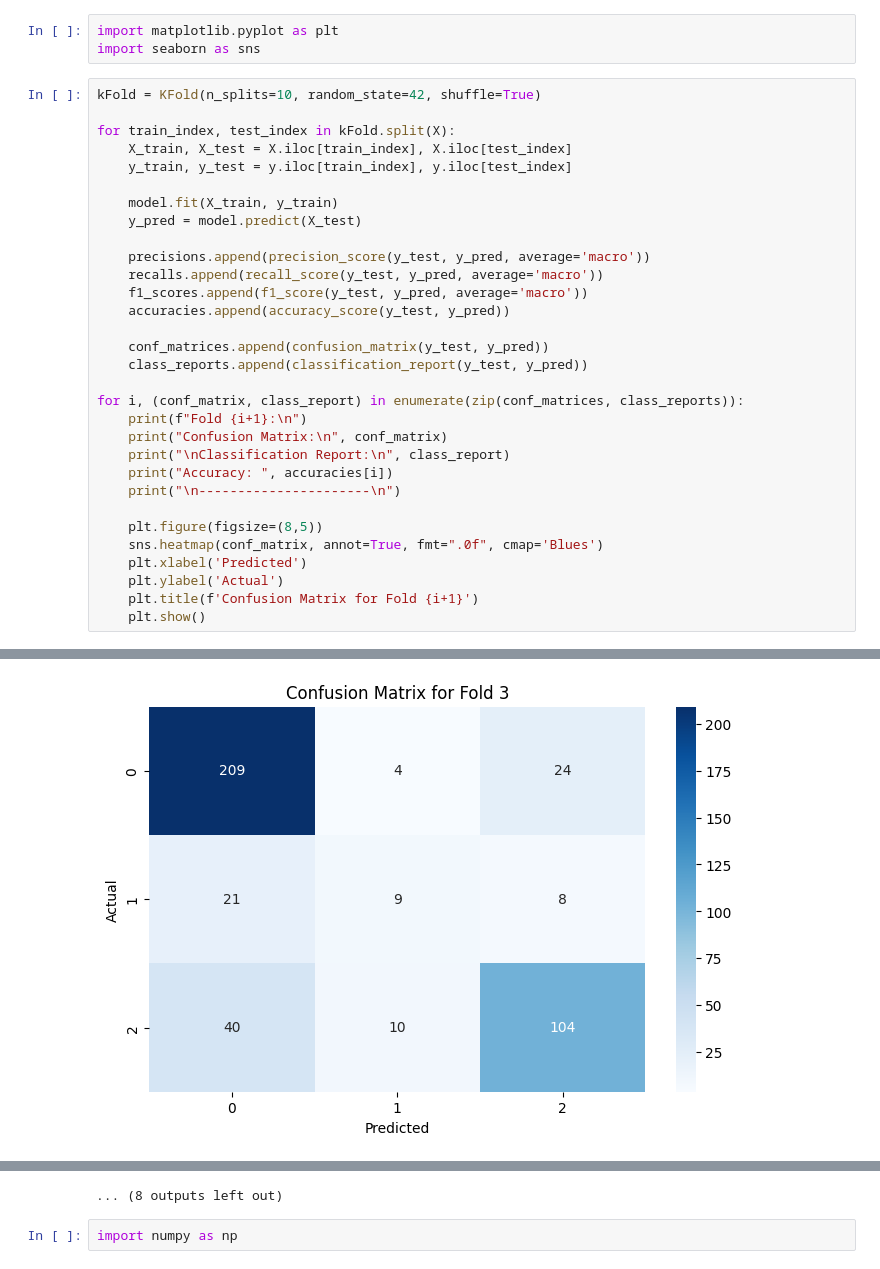
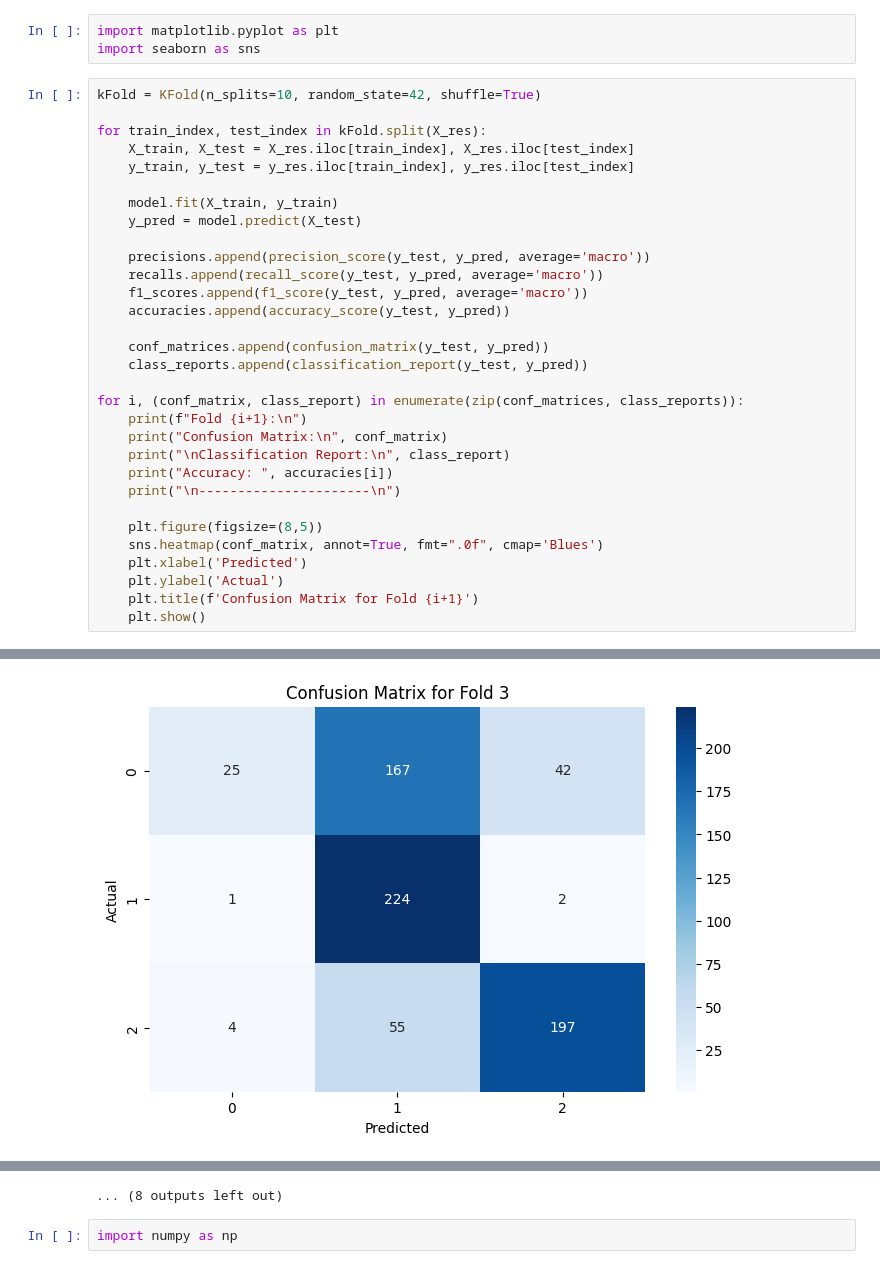
Before and after one commit to ardwiinoo/knn-sentiment-analysis, a Jupyter notebook: notebook/modeling.ipynb, the cells around one changed output, grey strips where cells are left out. Saved outputs shown, nothing was run; the diff lists cells and outputs as text.

```diff
--- a/notebook/modeling.ipynb
+++ b/notebook/modeling.ipynb
@@ -125,9 +125,9 @@ import seaborn as sns
 # %%
 kFold = KFold(n_splits=10, random_state=42, shuffle=True)
 
-for train_index, test_index in kFold.split(X):
-    X_train, X_test = X.iloc[train_index], X.iloc[test_index]
-    y_train, y_test = y.iloc[train_index], y.iloc[test_index]
+for train_index, test_index in kFold.split(X_res):
+    X_train, X_test = X_res.iloc[train_index], X_res.iloc[test_index]
+    y_train, y_test = y_res.iloc[train_index], y_res.iloc[test_index]
 
     model.fit(X_train, y_train)
     y_pred = model.predict(X_test)
@@ -208,6 +208,6 @@ Accuracy:  0.7505827505827506
 
 ----------------------
-[figure, old version]
+[figure, new version]
 Fold 4:
 
 Confusion Matrix:
```
Also changed, not shown: parts of 1 cell of this notebook, 2 other files.
